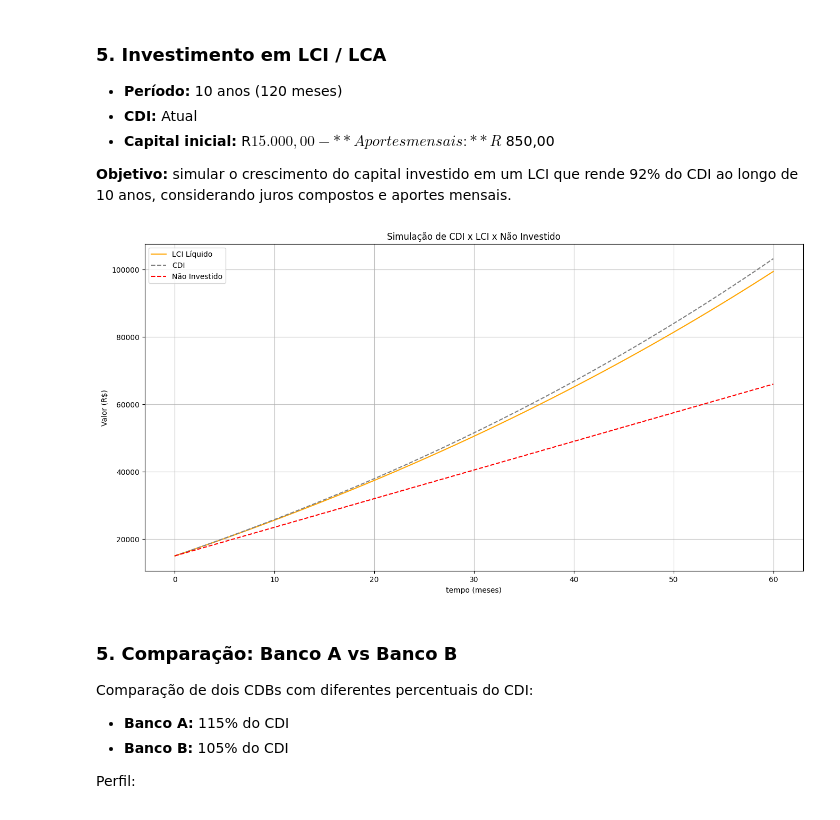
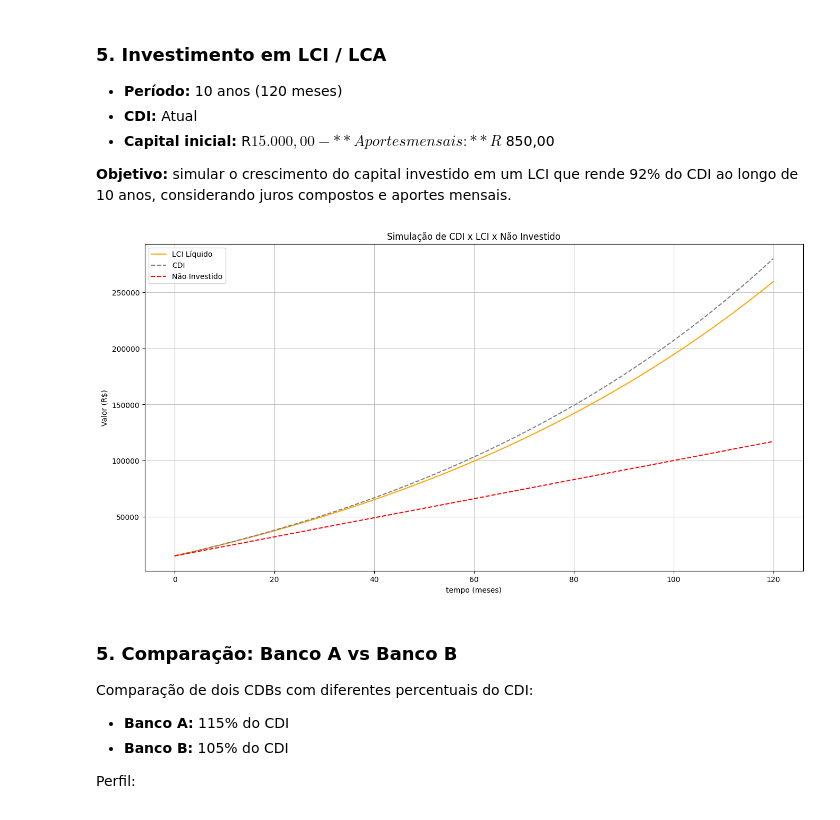
Before and after one commit to saulohpm/simulador-cdi, a Jupyter notebook: notebooks/analises.ipynb, the cells around one changed output. Drawn from its saved outputs; the diff is of its cells as text; code cells hidden in the pictures.

```diff
--- a/notebooks/analises.ipynb
+++ b/notebooks/analises.ipynb
@@ -54,19 +54,19 @@ plotarcdb(MCDB, MCDI, caixa, Mliq, t)
 
 **Objetivo:** simular o crescimento do capital investido em um LCI que rende 92% do CDI ao longo de 10 anos, considerando juros compostos e aportes mensais.
 # %%
-periodo = 12 * 5
+periodo = 12 * 10
 CDI = cdi_atual
 LCI = 92
 capital = 15000
 aportes = 850
 tipo_titulo = 'LCI'
 
 
 MLCI, MCDI, caixa, Mliq, t = calcular_titulo(periodo, CDI, LCI, capital, aportes, tipo_titulo)
 
 plotarcdb(MLCI, MCDI, caixa, Mliq, t, tipo_titulo)
 # %% [output]
-[figure, old version]
+[figure, new version]
 # %% [markdown]
 ### 5. Comparação: Banco A vs Banco B
 
```
Also changed, not shown: parts of 3 cells of this notebook, 3 other files.
